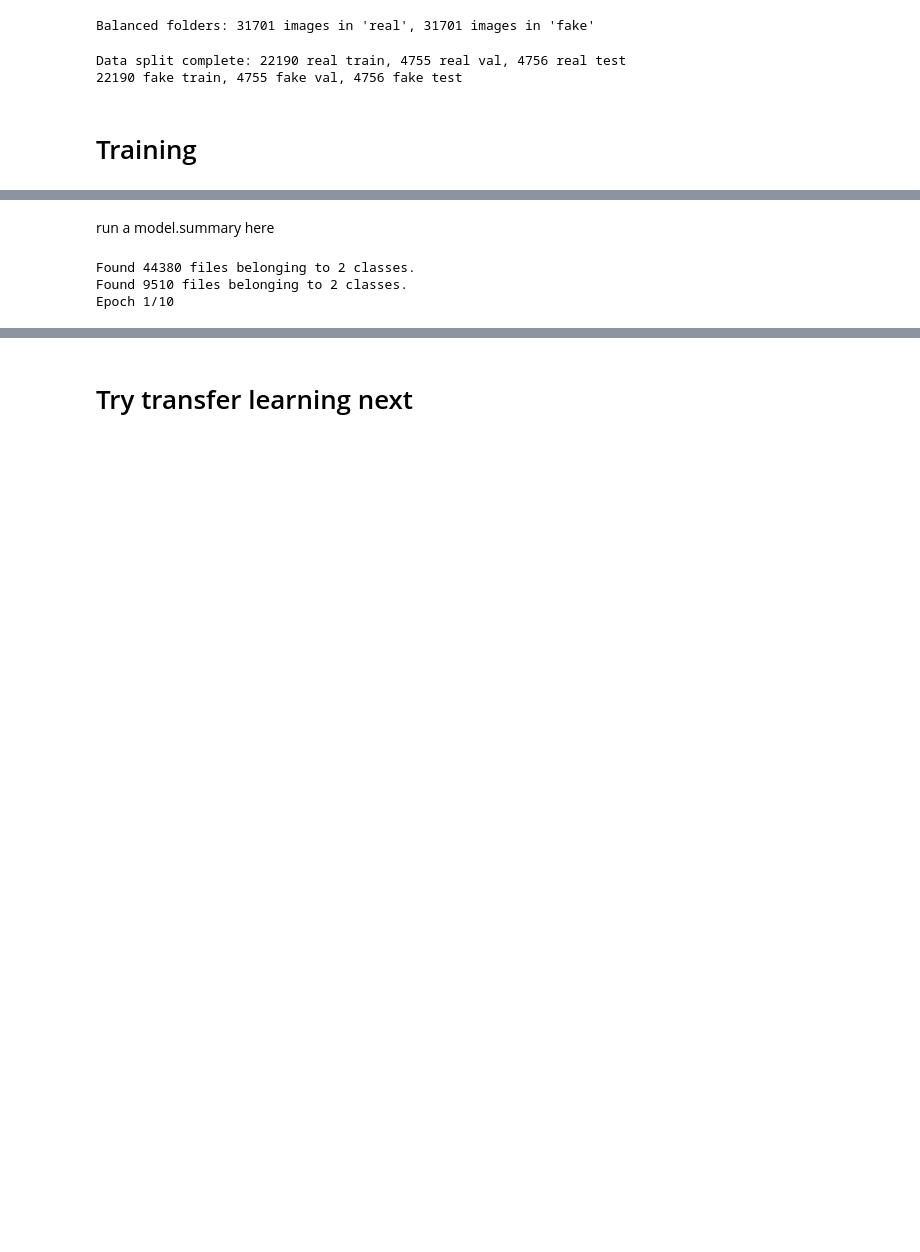
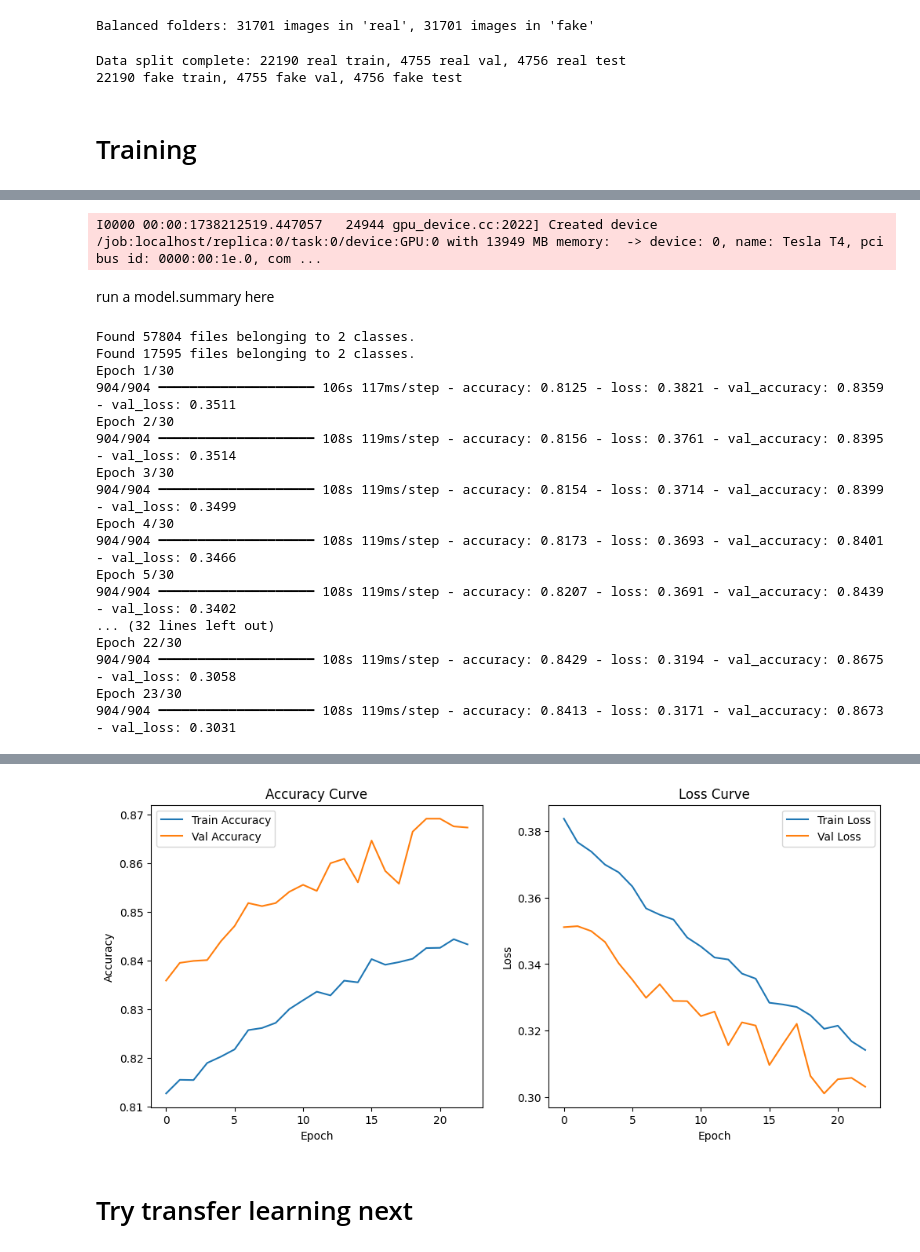
Before and after one commit to Afishally/Deepfake-Model-V1, a Jupyter notebook: training.ipynb, the cells around one changed output, grey strips where cells are left out. Cells and saved outputs as stored; diff of their text form; code cells hidden in the pictures; blank space fills up the shorter version.

```diff
--- a/training.ipynb
+++ b/training.ipynb
@@ -294,10 +205,10 @@ model = models.Sequential([
     layers.MaxPooling2D(),
     layers.BatchNormalization(),
     layers.Flatten(),
-    layers.Dense(64, activation="relu", kernel_initializer="he_normal"),
+    layers.Dense(32, activation="relu", kernel_initializer="he_normal"),
     layers.BatchNormalization(),
     layers.Dropout(0.5),
-    layers.Dense(32, activation="relu", kernel_initializer="he_normal"),
+    layers.Dense(16, activation="relu", kernel_initializer="he_normal"),
     layers.BatchNormalization(),
     layers.Dropout(0.5),
     layers.Dense(1, activation="sigmoid")
@@ -305,6 +216,8 @@ model = models.Sequential([
 
 # Compile the model
 model.compile(optimizer='adam', loss='binary_crossentropy', metrics=['accuracy'])
+# %% [output]
+I0000 00:00:1738212519.447057   24944 gpu_device.cc:2022] Created device /job:localhost/replica:0/task:0/device:GPU:0 with 13949 MB memory:  -> device: 0, name: Tesla T4, pci bus id: 0000:00:1e.0, com ...
 # %% [markdown]
 run a model.summary here
 # %%
@@ -338,7 +251,64 @@ val_dataset = val_dataset.map(lambda x, y: (normalization_layer(x), y))
 # Prefetch for improved performance
 train_dataset = train_dataset.prefetch(buffer_size=tf.data.AUTOTUNE)
 val_dataset = val_dataset.prefetch(buffer_size=tf.data.AUTOTUNE)
+# Early stopping to prevent overfitting
+early_stopping = EarlyStopping(
+    monitor="val_loss",  # Stop when validation loss stops improving
+    patience=3,  # Number of epochs with no improvement before stopping
+    restore_best_weights=True  # Restore the best model weights
+)
+
+# Logging to a CSV file
+csv_logger = CSVLogger("training_log_CNN.csv", append=False)  # Overwrite previous logs
+
+# Train the model with callbacks
+history = model.fit(
+    train_dataset,
+    epochs=30,
+    validation_data=val_dataset,
+    callbacks=[early_stopping, csv_logger]  # Add callbacks here
+)
+
+model.save("CNN_from_scratch.h5")  # Saves the model in HDF5 format
+
+# Load the logged data
+log_data = pd.read_csv("training_log_CNN.csv")
+
+# Plot accuracy and loss curves
+fig, ax = plt.subplots(1, 2, figsize=(12, 5))
+
+# Accuracy plot
+ax[0].plot(log_data["epoch"], log_data["accuracy"], label="Train Accuracy")
+ax[0].plot(log_data["epoch"], log_data["val_accuracy"], label="Val Accuracy")
+ax[0].set_title("Accuracy Curve")
+ax[0].set_xlabel("Epoch")
+ax[0].set_ylabel("Accuracy")
+ax[0].legend()
+
+# Loss plot
+ax[1].plot(log_data["epoch"], log_data["loss"], label="Train Loss")
+ax[1].plot(log_data["epoch"], log_data["val_loss"], label="Val Loss")
+ax[1].set_title("Loss Curve")
+ax[1].set_xlabel("Epoch")
+ax[1].set_ylabel("Loss")
+ax[1].legend()
+
+plt.show()
 # %% [output]
-Found 44380 files belonging to 2 classes.
-Found 9510 files belonging to 2 classes.
-Epoch 1/10
+Found 57804 files belonging to 2 classes.
+Found 17595 files belonging to 2 classes.
+Epoch 1/30
+904/904 ━━━━━━━━━━━━━━━━━━━━ 106s 117ms/step - accuracy: 0.8125 - loss: 0.3821 - val_accuracy: 0.8359 - val_loss: 0.3511
+Epoch 2/30
+904/904 ━━━━━━━━━━━━━━━━━━━━ 108s 119ms/step - accuracy: 0.8156 - loss: 0.3761 - val_accuracy: 0.8395 - val_loss: 0.3514
+Epoch 3/30
+904/904 ━━━━━━━━━━━━━━━━━━━━ 108s 119ms/step - accuracy: 0.8154 - loss: 0.3714 - val_accuracy: 0.8399 - val_loss: 0.3499
+Epoch 4/30
+904/904 ━━━━━━━━━━━━━━━━━━━━ 108s 119ms/step - accuracy: 0.8173 - loss: 0.3693 - val_accuracy: 0.8401 - val_loss: 0.3466
+Epoch 5/30
+904/904 ━━━━━━━━━━━━━━━━━━━━ 108s 119ms/step - accuracy: 0.8207 - loss: 0.3691 - val_accuracy: 0.8439 - val_loss: 0.3402
+... (32 lines left out)
+Epoch 22/30
+904/904 ━━━━━━━━━━━━━━━━━━━━ 108s 119ms/step - accuracy: 0.8429 - loss: 0.3194 - val_accuracy: 0.8675 - val_loss: 0.3058
+Epoch 23/30
+904/904 ━━━━━━━━━━━━━━━━━━━━ 108s 119ms/step - accuracy: 0.8413 - loss: 0.3171 - val_accuracy: 0.8673 - val_loss: 0.3031
@@ -380,0 +316 @@ WARNING:absl:You are saving your model as an HDF5 file via `model.save()` or `ke
+[figure, added]
```
Also changed, not shown: parts of 20 cells of this notebook, 6 other files.
